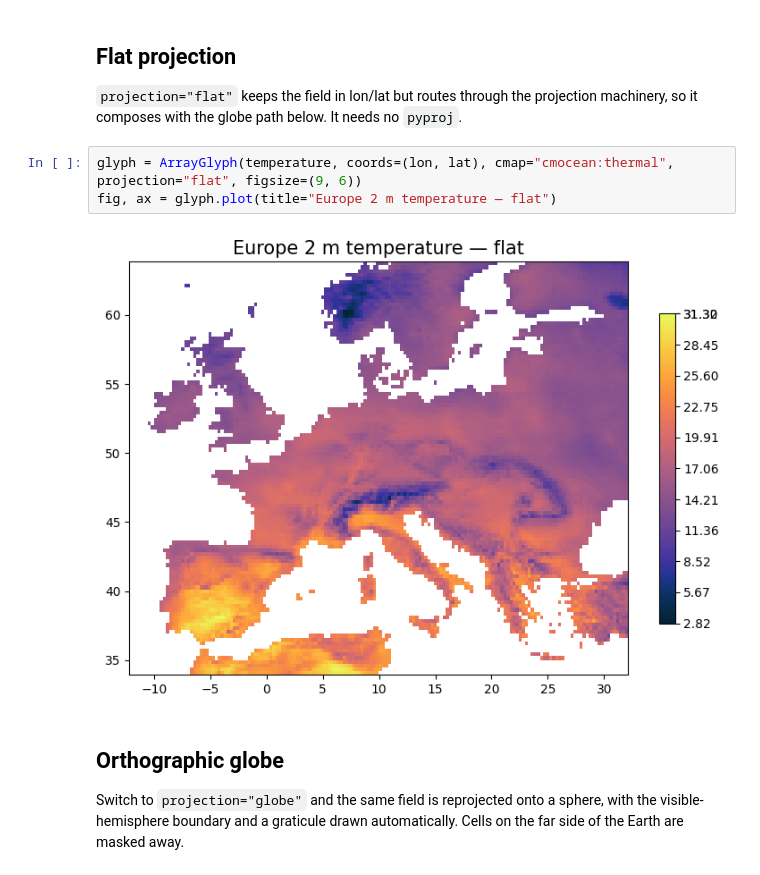
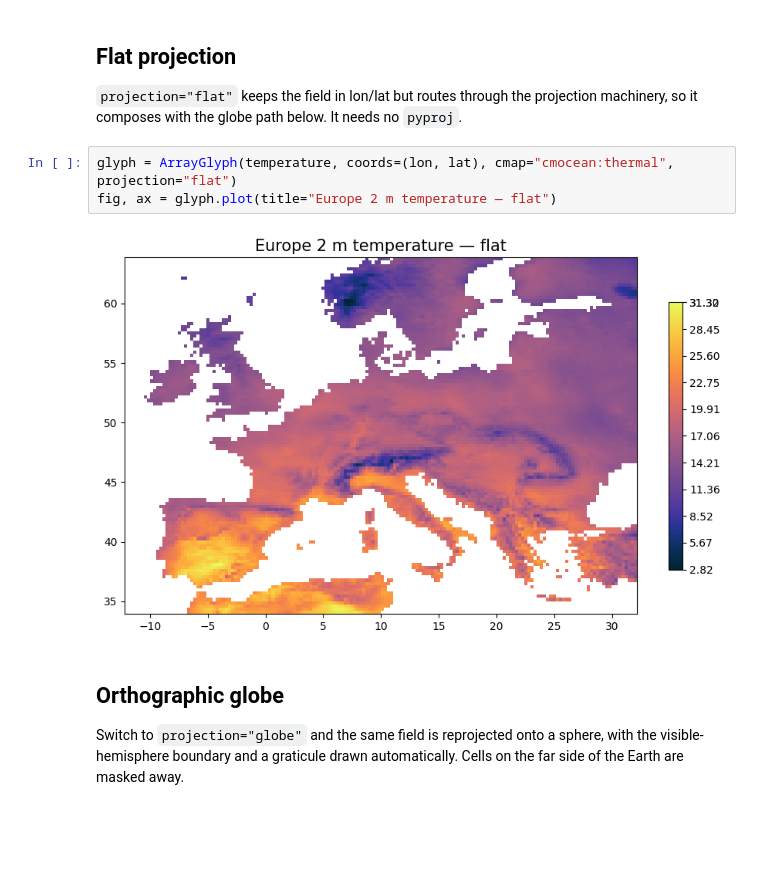
Before and after one commit to serapeum-org/cleopatra, a Jupyter notebook: docs/notebooks/projection/projection_examples.ipynb, the cells around one changed output. Cells and saved outputs as stored; diff of their text form; blank space fills up the shorter version.

```diff
--- a/docs/notebooks/projection/projection_examples.ipynb
+++ b/docs/notebooks/projection/projection_examples.ipynb
@@ -39,10 +39,10 @@ lon.shape, lat.shape
 
 `projection="flat"` keeps the field in lon/lat but routes through the projection machinery, so it composes with the globe path below. It needs no `pyproj`.
 # %%
-glyph = ArrayGlyph(temperature, coords=(lon, lat), cmap="cmocean:thermal", projection="flat", figsize=(9, 6))
+glyph = ArrayGlyph(temperature, coords=(lon, lat), cmap="cmocean:thermal", projection="flat")
 fig, ax = glyph.plot(title="Europe 2 m temperature — flat")
 # %% [output]
-[figure, old version]
+[figure, new version]
 # %% [markdown]
 ## Orthographic globe
 
```
Also changed, not shown: parts of 3 cells of this notebook, 1 other file.
